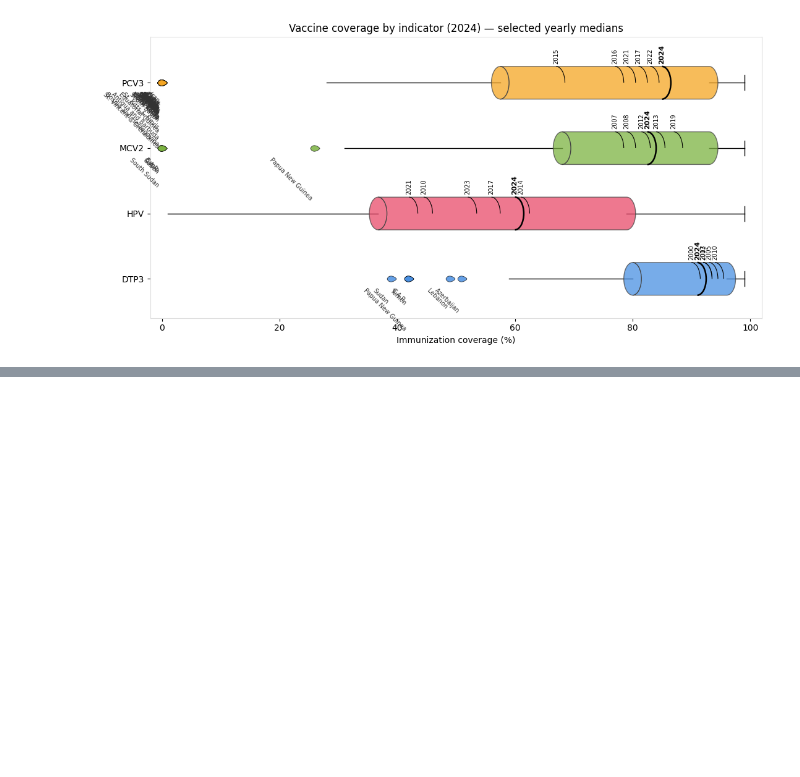
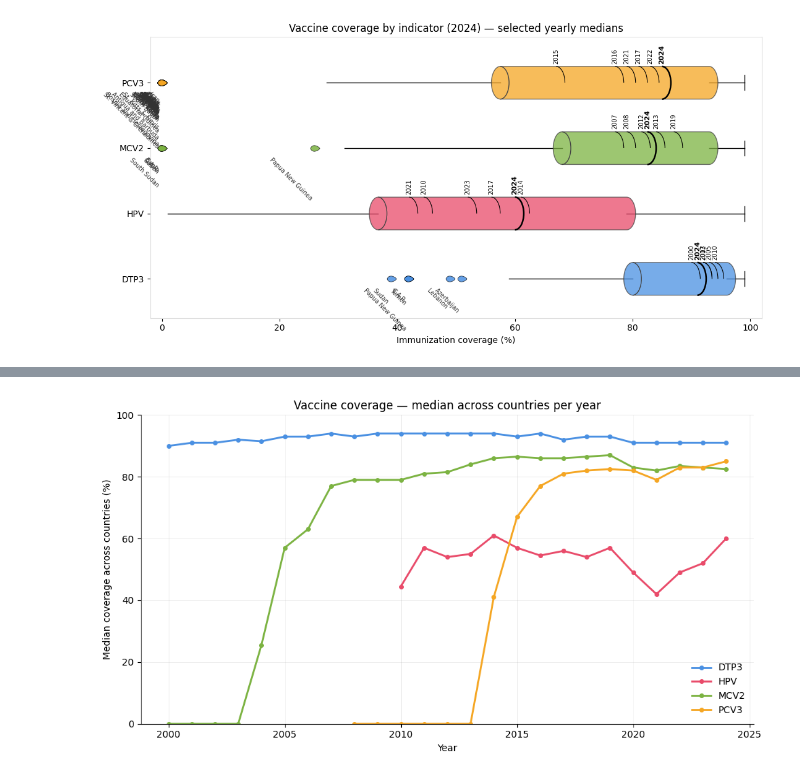
Before and after one commit to SelmaEsders/WHO_health_indicators, a Jupyter notebook: Jupyter_Notebooks/SelmaVaccines01_tryout.ipynb, the cells around one changed output, grey strips where cells are left out. Saved outputs shown, nothing was run; the diff lists cells and outputs as text; code cells hidden in the pictures; blank space fills up the shorter version.

Commit message:
finished with vaccines plot

```diff
--- a/Jupyter_Notebooks/SelmaVaccines01_tryout.ipynb
+++ b/Jupyter_Notebooks/SelmaVaccines01_tryout.ipynb
@@ -2619,0 +2734,34 @@ plt.show()
+# %%
+import matplotlib.pyplot as plt
+import seaborn as sns
+import pandas as pd
+import os
+
+os.makedirs('Plot_pictures', exist_ok=True)
+
+order = ['DTP3', 'HPV', 'MCV2', 'PCV3']
+colors = {'DTP3': '#4A90E2', 'HPV': '#E94B6A', 'MCV2': '#7CB342', 'PCV3': '#F5A623'}
+
+# === PLOT 1: medians over the years (line plot) ===
+fig, ax = plt.subplots(figsize=(10, 5.5))
+for vaccine in order:
+    sub = medians[medians['Vaccine'] == vaccine].sort_values('Year')
+    ax.plot(sub['Year'], sub['Median'],
+            label=vaccine, color=colors[vaccine],
+            linewidth=2, marker='o', markersize=4)
+
+ax.set_xlabel('Year')
+ax.set_ylabel('Median coverage across countries (%)')
+ax.set_title('Vaccine coverage — median across countries per year')
+ax.set_ylim(0, 100)
+ax.legend(loc='lower right', frameon=False)
+ax.grid(alpha=0.3, linewidth=0.5)
+for spine in ['top', 'right']:
+    ax.spines[spine].set_visible(False)
+
+plt.tight_layout()
+plt.savefig('Plot_pictures/vaccine_medians_over_years.png',
+            dpi=300, bbox_inches='tight')
+plt.show()
+# %% [output]
+[figure, added]
```
Also changed, not shown: parts of 10 cells of this notebook, 13 other files.
